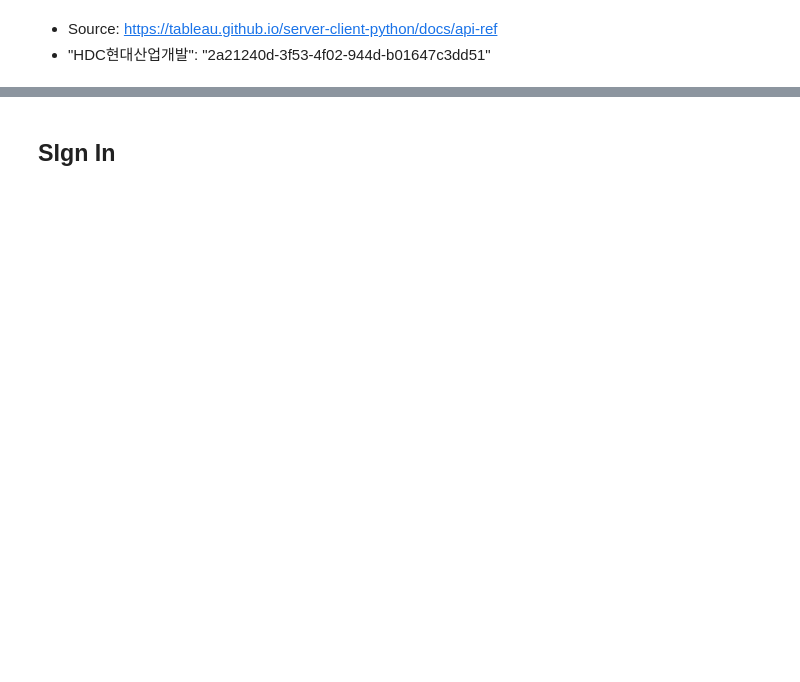
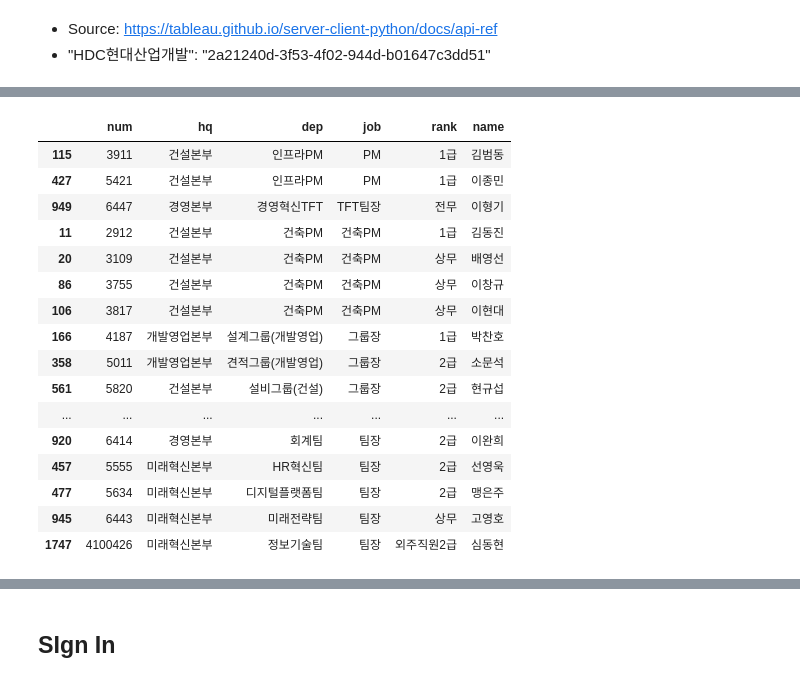
Before and after one commit to KimRass/warehouse, a Jupyter notebook: Tableau/Permission Settings (2).ipynb, the cells around one changed output, grey strips where cells are left out. Saved outputs shown, nothing was run; the diff lists cells and outputs as text; code cells hidden in the pictures; blank space fills up the shorter version.

```diff
--- a/Tableau/Permission Settings (2).ipynb
+++ b/Tableau/Permission Settings (2).ipynb
@@ -10,7 +11,8 @@ pd.set_option("display.max_rows", None)
 # %%
 hr = pd.read_excel("D:/디지털혁신팀/태블로/직원명단_조직_210630.xlsx")
 hr["성명"] = hr["성명"].apply(lambda x:x.replace(" ", ""))
-hr = hr[["사번", "본부명(조직단위기준)", "조직명", "직무", "성명"]]
-hr = hr.rename({"사번":"num", "본부명(조직단위기준)":"hq", "조직명":"dep", "직무":"job", "성명":"name"}, axis=1)
+hr = hr[["사번", "본부명(조직단위기준)", "조직명", "하위그룹", "직무", "직급", "성명"]]
+hr = hr.rename({"사번":"num", "본부명(조직단위기준)":"hq", "조직명":"dep", "하위그룹":"sub", "직무":"job", "직급":"rank", "성명":"name"}, axis=1)
+hr = hr.sort_values(by=["job", "rank", "hq", "dep"], axis=0)
 hr["num"] = hr["num"].map(str)
 # %%
@@ -19,0 +40,21 @@ req_opts = TSC.RequestOptions(pagesize=1000)
+# %%
+# 2그룹
+hr[(hr["job"] == "PM") | (hr["job"] == "건축PM") | (hr["job"] == "팀장") | (hr["job"] == "실장") | (hr["job"] == "그룹장") | (hr["job"] == "지사장") | (hr["num"] == "6447")]
+# %% [output]
+|  | num | hq | dep | job | rank | name |
+| 115 | 3911 | 건설본부 | 인프라PM | PM | 1급 | 김범동 |
+| 427 | 5421 | 건설본부 | 인프라PM | PM | 1급 | 이종민 |
+| 949 | 6447 | 경영본부 | 경영혁신TFT | TFT팀장 | 전무 | 이형기 |
+| 11 | 2912 | 건설본부 | 건축PM | 건축PM | 1급 | 김동진 |
+| 20 | 3109 | 건설본부 | 건축PM | 건축PM | 상무 | 배영선 |
+| 86 | 3755 | 건설본부 | 건축PM | 건축PM | 상무 | 이창규 |
+| 106 | 3817 | 건설본부 | 건축PM | 건축PM | 상무 | 이현대 |
+| 166 | 4187 | 개발영업본부 | 설계그룹(개발영업) | 그룹장 | 1급 | 박찬호 |
+| 358 | 5011 | 개발영업본부 | 견적그룹(개발영업) | 그룹장 | 2급 | 소문석 |
+| 561 | 5820 | 건설본부 | 설비그룹(건설) | 그룹장 | 2급 | 현규섭 |
+| ... | ... | ... | ... | ... | ... | ... |
+| 920 | 6414 | 경영본부 | 회계팀 | 팀장 | 2급 | 이완희 |
+| 457 | 5555 | 미래혁신본부 | HR혁신팀 | 팀장 | 2급 | 선영욱 |
+| 477 | 5634 | 미래혁신본부 | 디지털플랫폼팀 | 팀장 | 2급 | 맹은주 |
+| 945 | 6443 | 미래혁신본부 | 미래전략팀 | 팀장 | 상무 | 고영호 |
+| 1747 | 4100426 | 미래혁신본부 | 정보기술팀 | 팀장 | 외주직원2급 | 심동현 |
```
Also changed, not shown: parts of 40 cells of this notebook, 3 other files.
